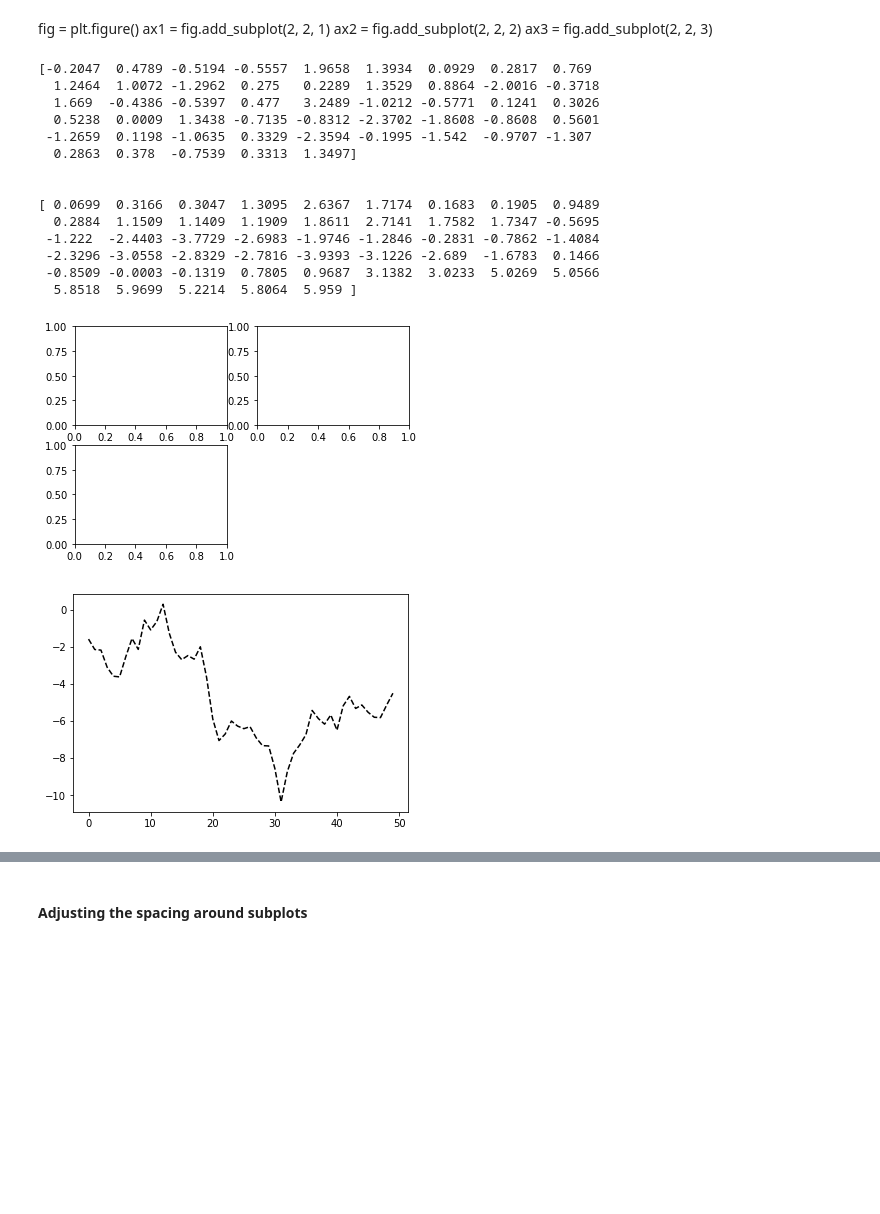
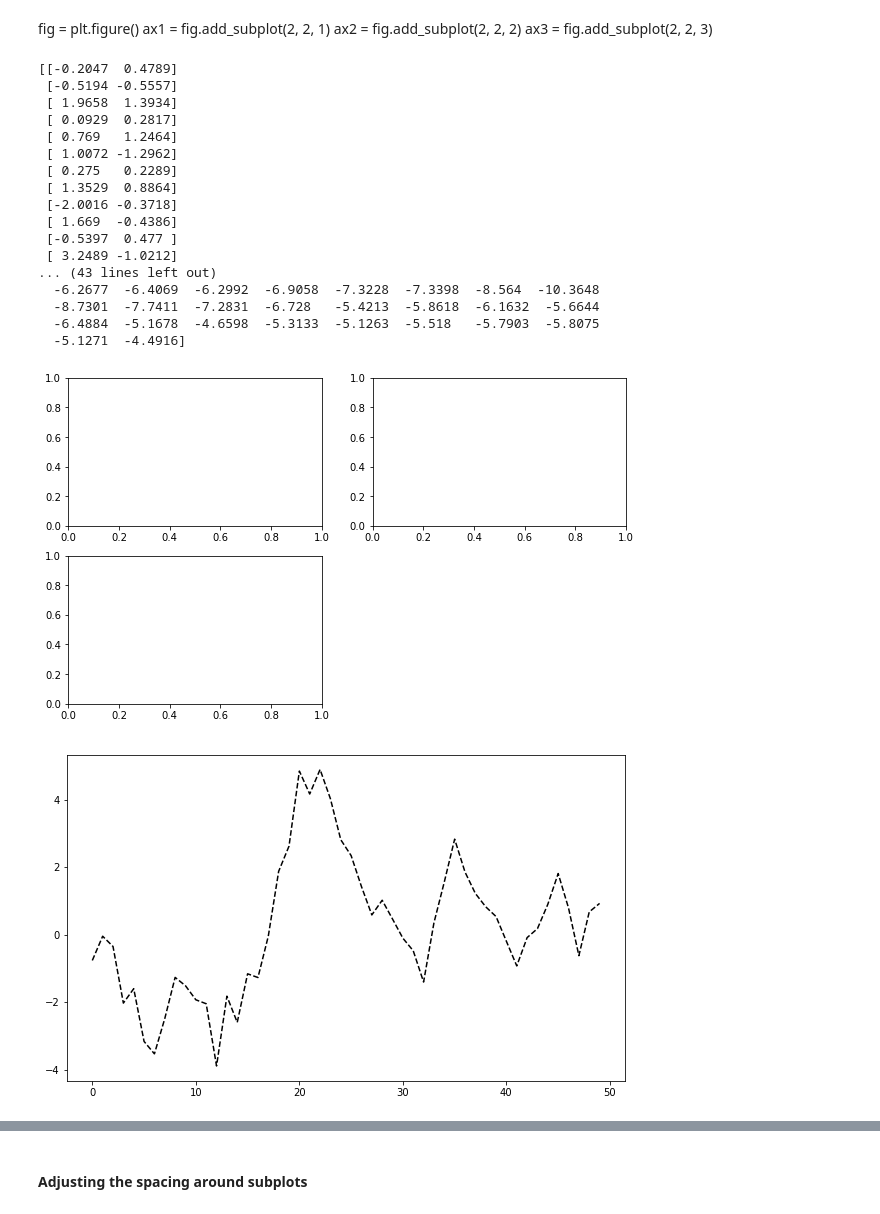
Before and after one commit to silianpan/pydata-book, a Jupyter notebook: ch09.ipynb, the cells around one changed output, grey strips where cells are left out. Saved outputs shown, nothing was run; the diff lists cells and outputs as text; code cells hidden in the pictures; blank space fills up the shorter version.

```diff
--- a/ch09.ipynb
+++ b/ch09.ipynb
@@ -47,29 +47,32 @@ ax3 = fig.add_subplot(2, 2, 3)
 # %%
 # randn(50)50个标准正态分布随机数
 # k--线性选项，黑色线形图
 # cumsum：计算各行的累计和
-print(np.random.randn(50))
+print(np.random.randn(50, 2))
 print('\n')
 print(np.random.randn(50).cumsum())
-plt.plot(np.random.randn(50).cumsum(), 'k--')
+plt.plot(np.random.randn(50).cumsum(), color='k', lineStyle='--')
 fig
 # %% [output]
-[-0.2047  0.4789 -0.5194 -0.5557  1.9658  1.3934  0.0929  0.2817  0.769
-  1.2464  1.0072 -1.2962  0.275   0.2289  1.3529  0.8864 -2.0016 -0.3718
-  1.669  -0.4386 -0.5397  0.477   3.2489 -1.0212 -0.5771  0.1241  0.3026
-  0.5238  0.0009  1.3438 -0.7135 -0.8312 -2.3702 -1.8608 -0.8608  0.5601
- -1.2659  0.1198 -1.0635  0.3329 -2.3594 -0.1995 -1.542  -0.9707 -1.307
-  0.2863  0.378  -0.7539  0.3313  1.3497]
-
-
-[ 0.0699  0.3166  0.3047  1.3095  2.6367  1.7174  0.1683  0.1905  0.9489
-  0.2884  1.1509  1.1409  1.1909  1.8611  2.7141  1.7582  1.7347 -0.5695
- -1.222  -2.4403 -3.7729 -2.6983 -1.9746 -1.2846 -0.2831 -0.7862 -1.4084
- -2.3296 -3.0558 -2.8329 -2.7816 -3.9393 -3.1226 -2.689  -1.6783  0.1466
- -0.8509 -0.0003 -0.1319  0.7805  0.9687  3.1382  3.0233  5.0269  5.0566
-  5.8518  5.9699  5.2214  5.8064  5.959 ]
+[[-0.2047  0.4789]
+ [-0.5194 -0.5557]
+ [ 1.9658  1.3934]
+ [ 0.0929  0.2817]
+ [ 0.769   1.2464]
+ [ 1.0072 -1.2962]
+ [ 0.275   0.2289]
+ [ 1.3529  0.8864]
+ [-2.0016 -0.3718]
+ [ 1.669  -0.4386]
+ [-0.5397  0.477 ]
+ [ 3.2489 -1.0212]
+... (43 lines left out)
+  -6.2677  -6.4069  -6.2992  -6.9058  -7.3228  -7.3398  -8.564  -10.3648
+  -8.7301  -7.7411  -7.2831  -6.728   -5.4213  -5.8618  -6.1632  -5.6644
+  -6.4884  -5.1678  -4.6598  -5.3133  -5.1263  -5.518   -5.7903  -5.8075
+  -5.1271  -4.4916]
-[figure, old version]
+[figure, new version]
-[figure, old version]
+[figure, new version]
 # %%
 '''
 hist用于绘制直方图
```
Also changed, not shown: parts of 24 cells of this notebook, 1 other file.
